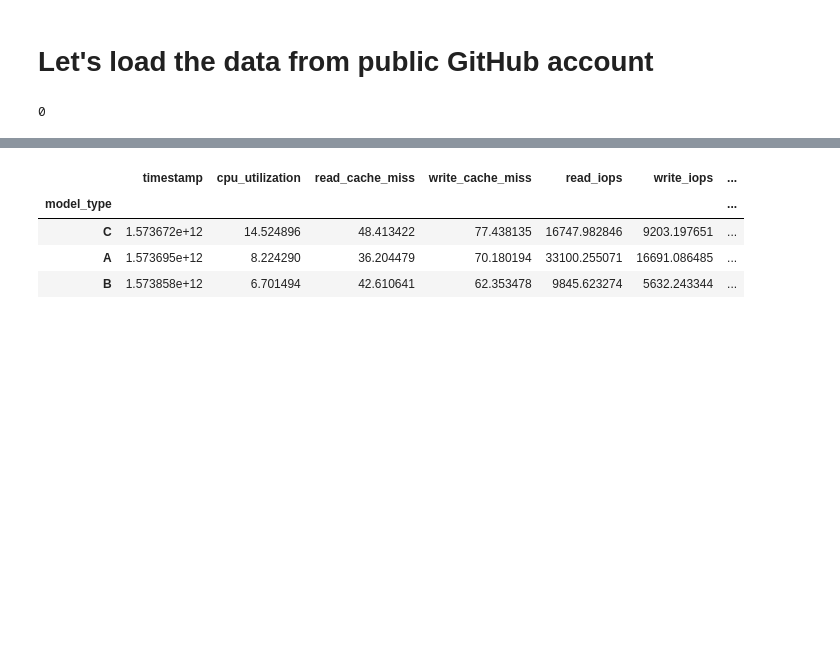
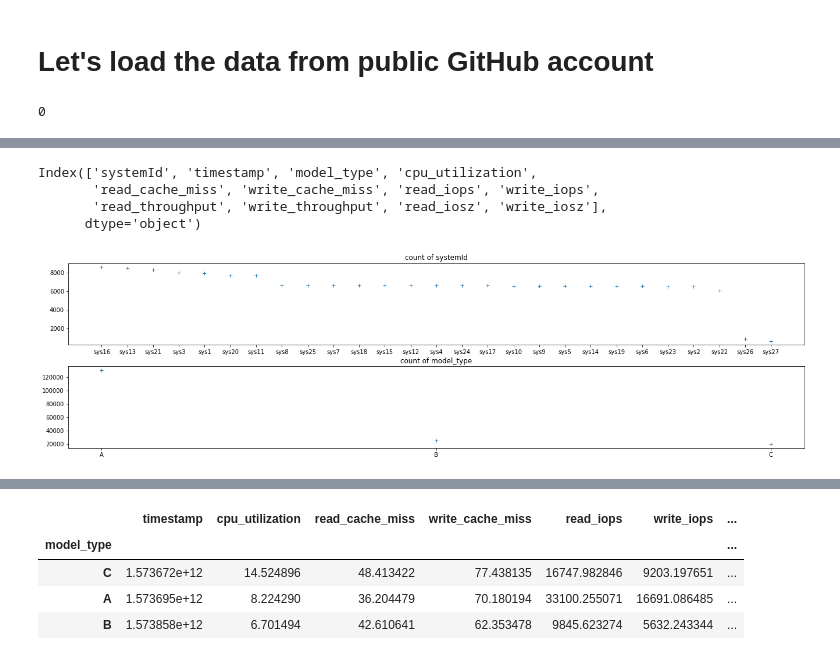
Before and after one commit to FrankGangWang/AppliedML_Python_Coursera, a Jupyter notebook: Pipelined_Interview_for_DataScience_2.ipynb, the cells around one changed output, grey strips where cells are left out. Cells and saved outputs as stored; diff of their text form; code cells hidden in the pictures; blank space fills up the shorter version.

```diff
--- a/Pipelined_Interview_for_DataScience_2.ipynb
+++ b/Pipelined_Interview_for_DataScience_2.ipynb
@@ -26,0 +78,23 @@ np.sum(df.isna().sum())
+# %%
+df.columns
+# %% [output]
+Index(['systemId', 'timestamp', 'model_type', 'cpu_utilization',
+       'read_cache_miss', 'write_cache_miss', 'read_iops', 'write_iops',
+       'read_throughput', 'write_throughput', 'read_iosz', 'write_iosz'],
+      dtype='object')
+# %%
+plt.subplot(2,1,1)
+plt.plot(df.systemId.value_counts(), '+')
+plt.title('count of systemId')
+
+plt.subplot(2,1,2)
+plt.plot(df.model_type.value_counts(), '+')
+plt.title('count of model_type')
+
+fig = plt.gcf()
+fig.set_size_inches(18.5, 6)
+plt.tight_layout()
+fig.subplots_adjust(top=0.8) # last in fig setting
+plt.show()
+# %% [output]
+[figure, added]
```
Also changed, not shown: parts of 35 cells of this notebook.
